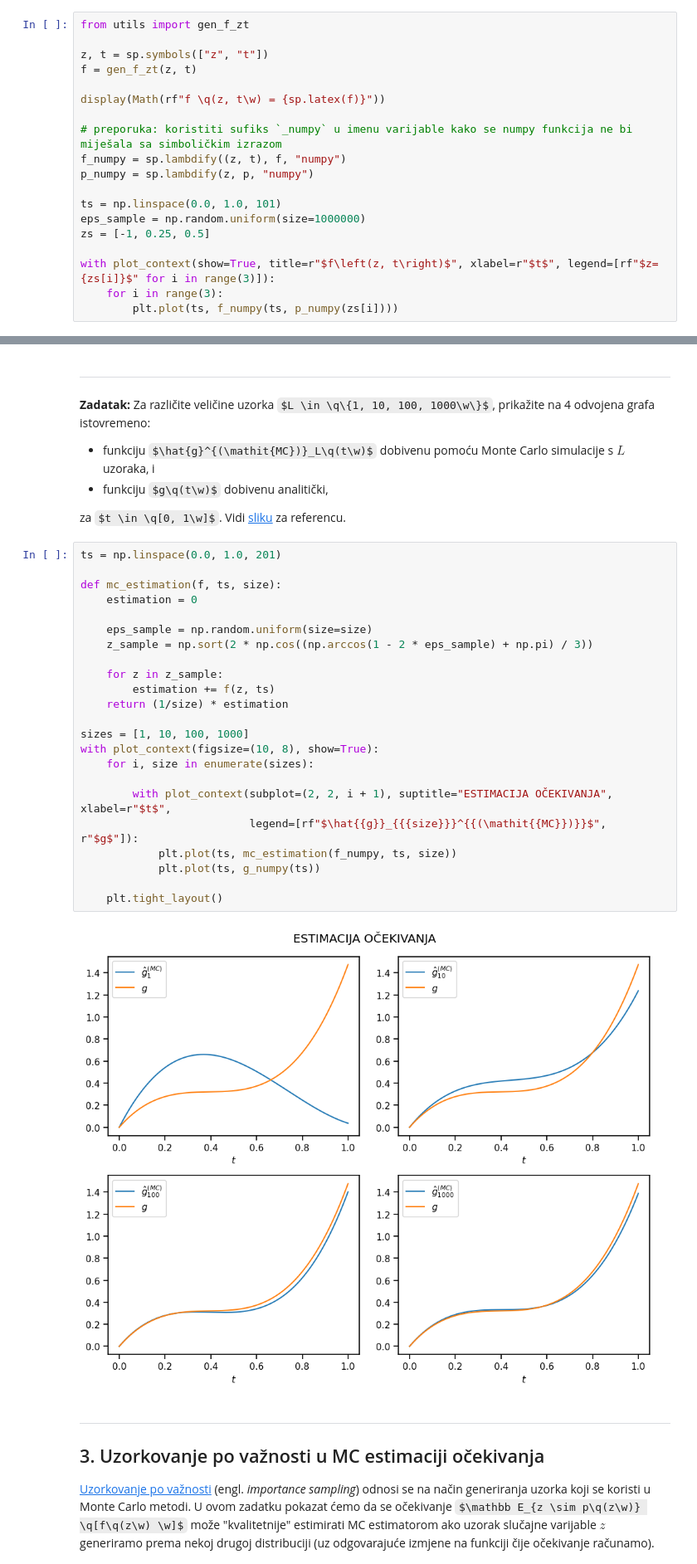
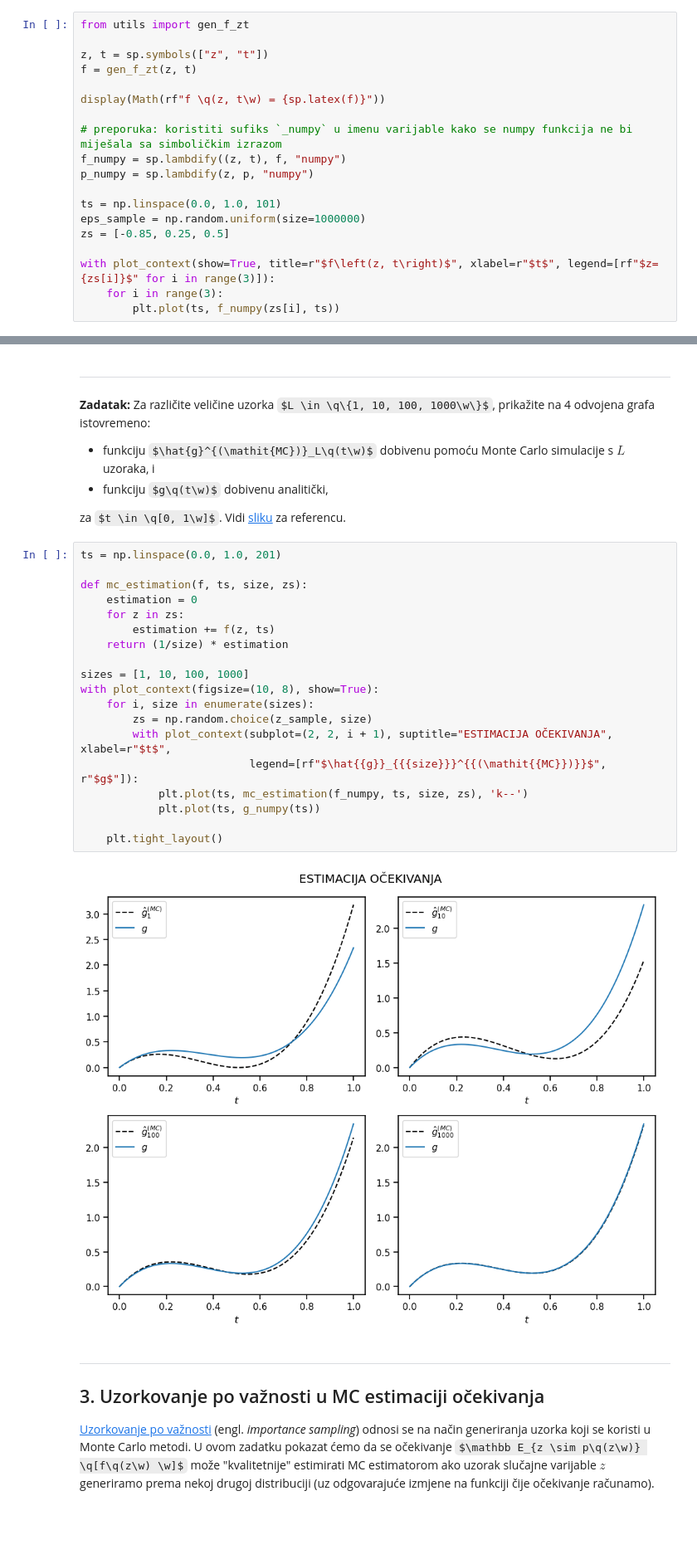
Before and after one commit to dinogrgic1/fer-deep-learning-2-labs, a Jupyter notebook: lab2/lab_2.ipynb, the cells around one changed output, grey strips where cells are left out. Shown at 83% size. Saved outputs shown, nothing was run; the diff lists cells and outputs as text; some formulas as TeX source; blank space fills up the shorter version.

```diff
--- a/lab2/lab_2.ipynb
+++ b/lab2/lab_2.ipynb
@@ -224,9 +224,9 @@ p_numpy = sp.lambdify(z, p, "numpy")
 
 ts = np.linspace(0.0, 1.0, 101)
 eps_sample = np.random.uniform(size=1000000)
-zs = [-1, 0.25, 0.5]
+zs = [-0.85, 0.25, 0.5]
 
 with plot_context(show=True, title=r"$f\left(z, t\right)$", xlabel=r"$t$", legend=[rf"$z={zs[i]}$" for i in range(3)]):
     for i in range(3):
-        plt.plot(ts, f_numpy(ts, p_numpy(zs[i])))
+        plt.plot(ts, f_numpy(zs[i], ts))
 # %% [output]
@@ -269,28 +269,24 @@ Vidi <a href="slika_1.png">sliku</a> za referencu.
 # %%
 ts = np.linspace(0.0, 1.0, 201)
 
-def mc_estimation(f, ts, size):
+def mc_estimation(f, ts, size, zs):
     estimation = 0
-
-    eps_sample = np.random.uniform(size=size)
-    z_sample = np.sort(2 * np.cos((np.arccos(1 - 2 * eps_sample) + np.pi) / 3))
-
-    for z in z_sample:
+    for z in zs:
         estimation += f(z, ts)
     return (1/size) * estimation
 
 sizes = [1, 10, 100, 1000]
 with plot_context(figsize=(10, 8), show=True):
     for i, size in enumerate(sizes):
-
+        zs = np.random.choice(z_sample, size)
         with plot_context(subplot=(2, 2, i + 1), suptitle="ESTIMACIJA OČEKIVANJA", xlabel=r"$t$",
                           legend=[rf"$\hat{{g}}_{{{size}}}^{{(\mathit{{MC}})}}$", r"$g$"]):
-            plt.plot(ts, mc_estimation(f_numpy, ts, size))
+            plt.plot(ts, mc_estimation(f_numpy, ts, size, zs), 'k--')
             plt.plot(ts, g_numpy(ts))
 
     plt.tight_layout()
 # %% [output]
-[figure, old version]
+[figure, new version]
 # %% [markdown]
 ---
 
```
Also changed, not shown: parts of 8 cells of this notebook.
